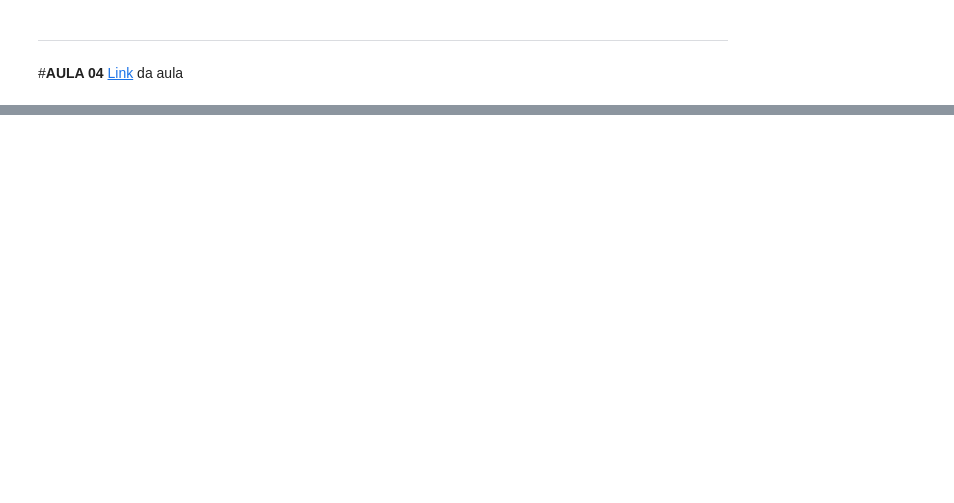
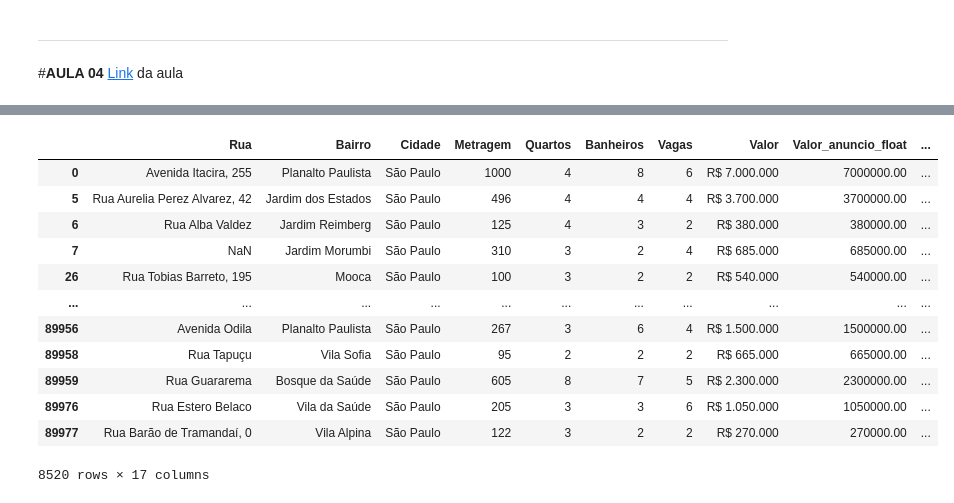
Before and after one commit to lays-l/alura_imersao_dados_04, a Jupyter notebook: imersao_alura_04_imoveis_sp.ipynb, the cells around one changed output, grey strips where cells are left out. Cells and saved outputs as stored; diff of their text form; code cells hidden in the pictures; blank space fills up the shorter version.

```diff
--- a/imersao_alura_04_imoveis_sp.ipynb
+++ b/imersao_alura_04_imoveis_sp.ipynb
@@ -697,0 +754,3 @@ df_ibge.head()
+# %%
+enderecos_sp['rua'] = enderecos_sp['tipo_logr'] + " " + enderecos_sp['logr_nome']
+enderecos_sp['rua'] = enderecos_sp['rua'].str.lower().str.strip()
@@ -697,0 +776,4 @@ df_ibge.head()
+# %%
+dados_vendas['apenas_rua'] = dados_vendas['Rua'].str.extract(r'(^[\w ]+)')
+dados_vendas['apenas_rua'] = dados_vendas['apenas_rua'].str.lower().str.strip()
+dados_vendas.sample(8)
@@ -697,0 +799,19 @@ df_ibge.head()
+# %%
+dados_geo = pd.merge(left=dados_vendas,
+                     right=enderecos_sp[['rua', 'cep', 'latitude', 'longitude']],
+                     how = 'left', left_on='apenas_rua', right_on='rua').drop_duplicates(subset=dados_vendas.columns).query('cep > 0')
+dados_geo
+# %% [output]
+|  | Rua | Bairro | Cidade | Metragem | Quartos | Banheiros | Vagas | Valor | Valor_anuncio_float | ... |
+| 0 | Avenida Itacira, 255 | Planalto Paulista | São Paulo | 1000 | 4 | 8 | 6 | R$ 7.000.000 | 7000000.00 | ... |
+| 5 | Rua Aurelia Perez Alvarez, 42 | Jardim dos Estados | São Paulo | 496 | 4 | 4 | 4 | R$ 3.700.000 | 3700000.00 | ... |
+| 6 | Rua Alba Valdez | Jardim Reimberg | São Paulo | 125 | 4 | 3 | 2 | R$ 380.000 | 380000.00 | ... |
+| 7 | NaN | Jardim Morumbi | São Paulo | 310 | 3 | 2 | 4 | R$ 685.000 | 685000.00 | ... |
+| 26 | Rua Tobias Barreto, 195 | Mooca | São Paulo | 100 | 3 | 2 | 2 | R$ 540.000 | 540000.00 | ... |
+| ... | ... | ... | ... | ... | ... | ... | ... | ... | ... | ... |
+| 89956 | Avenida Odila | Planalto Paulista | São Paulo | 267 | 3 | 6 | 4 | R$ 1.500.000 | 1500000.00 | ... |
+| 89958 | Rua Tapuçu | Vila Sofia | São Paulo | 95 | 2 | 2 | 2 | R$ 665.000 | 665000.00 | ... |
+| 89959 | Rua Guararema | Bosque da Saúde | São Paulo | 605 | 8 | 7 | 5 | R$ 2.300.000 | 2300000.00 | ... |
+| 89976 | Rua Estero Belaco | Vila da Saúde | São Paulo | 205 | 3 | 3 | 6 | R$ 1.050.000 | 1050000.00 | ... |
+| 89977 | Rua Barão de Tramandaí, 0 | Vila Alpina | São Paulo | 122 | 3 | 2 | 2 | R$ 270.000 | 270000.00 | ... |
+8520 rows × 17 columns
```
Also changed, not shown: parts of 10 cells of this notebook.
